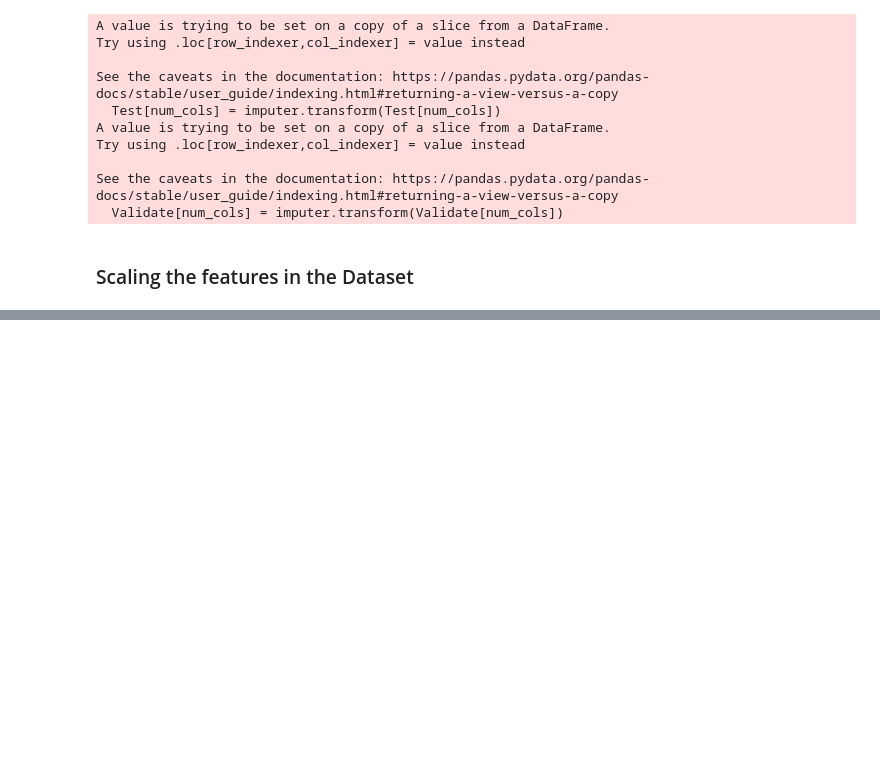
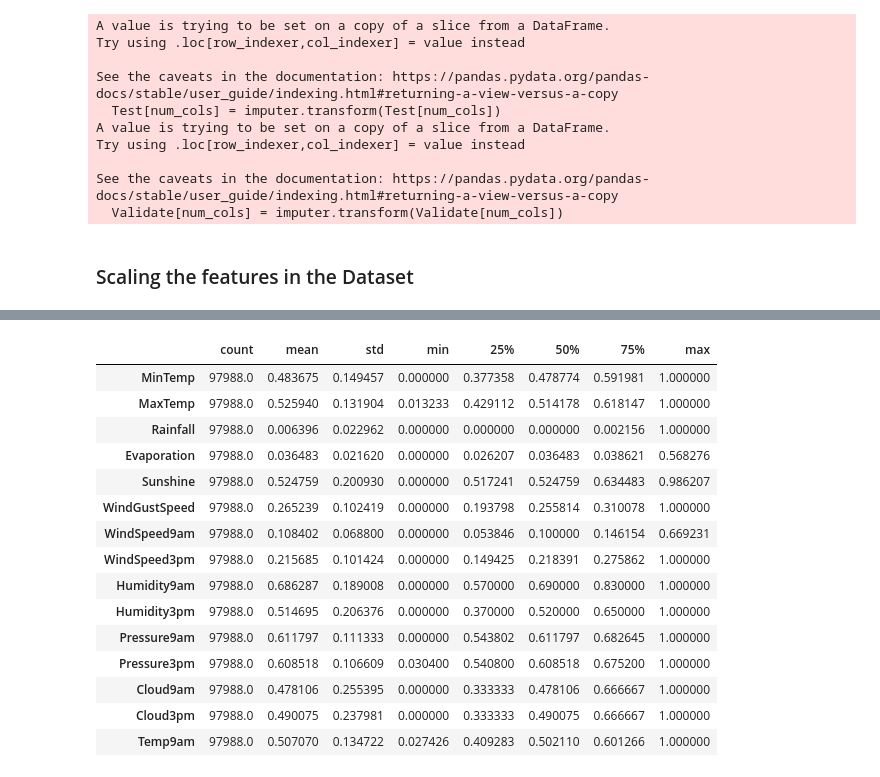
Before and after one commit to mr-ayush-agrawal/MachineLearningBasics, a Jupyter notebook: freeCodeCamp/LogReg/PreProcess.ipynb, the cells around one changed output, grey strips where cells are left out. Cells and saved outputs as stored; diff of their text form; code cells hidden in the pictures; blank space fills up the shorter version.

```diff
--- a/freeCodeCamp/LogReg/PreProcess.ipynb
+++ b/freeCodeCamp/LogReg/PreProcess.ipynb
@@ -245,7 +245,7 @@ Train.head(10)
 # %% [markdown]
 Segregating input and output cols
 # %%
-input_cols = list(Train.columns)[1:-1]
+input_cols = list(Train.columns)[1:-2]
 tar_cols = ['RainTomorrow']
 # %%
 X_train = Train[input_cols]
@@ -434,3 +435,8 @@ See the caveats in the documentation: https://pandas.pydata.org/pandas-docs/stab
   Validate[num_cols] = imputer.transform(Validate[num_cols])
 # %% [markdown]
 ### Scaling the features in the Dataset
+# %%
+from sklearn.preprocessing import MinMaxScaler
+scaler = MinMaxScaler()
+# %%
+scaler.fit(raw_data[num_cols])
@@ -436,0 +463,5 @@ See the caveats in the documentation: https://pandas.pydata.org/pandas-docs/stab
+# %%
+X_train[num_cols] = scaler.transform(X_train[num_cols])
+Train[num_cols] = scaler.transform(Train[num_cols])
+Validate[num_cols] = scaler.transform(Validate[num_cols])
+Test[num_cols] = scaler.transform(Test[num_cols])
@@ -436,0 +489,19 @@ See the caveats in the documentation: https://pandas.pydata.org/pandas-docs/stab
+# %%
+X_train[num_cols].describe().T
+# %% [output]
+|  | count | mean | std | min | 25% | 50% | 75% | max |
+| MinTemp | 97988.0 | 0.483675 | 0.149457 | 0.000000 | 0.377358 | 0.478774 | 0.591981 | 1.000000 |
+| MaxTemp | 97988.0 | 0.525940 | 0.131904 | 0.013233 | 0.429112 | 0.514178 | 0.618147 | 1.000000 |
+| Rainfall | 97988.0 | 0.006396 | 0.022962 | 0.000000 | 0.000000 | 0.000000 | 0.002156 | 1.000000 |
+| Evaporation | 97988.0 | 0.036483 | 0.021620 | 0.000000 | 0.026207 | 0.036483 | 0.038621 | 0.568276 |
+| Sunshine | 97988.0 | 0.524759 | 0.200930 | 0.000000 | 0.517241 | 0.524759 | 0.634483 | 0.986207 |
+| WindGustSpeed | 97988.0 | 0.265239 | 0.102419 | 0.000000 | 0.193798 | 0.255814 | 0.310078 | 1.000000 |
+| WindSpeed9am | 97988.0 | 0.108402 | 0.068800 | 0.000000 | 0.053846 | 0.100000 | 0.146154 | 0.669231 |
+| WindSpeed3pm | 97988.0 | 0.215685 | 0.101424 | 0.000000 | 0.149425 | 0.218391 | 0.275862 | 1.000000 |
+| Humidity9am | 97988.0 | 0.686287 | 0.189008 | 0.000000 | 0.570000 | 0.690000 | 0.830000 | 1.000000 |
+| Humidity3pm | 97988.0 | 0.514695 | 0.206376 | 0.000000 | 0.370000 | 0.520000 | 0.650000 | 1.000000 |
+| Pressure9am | 97988.0 | 0.611797 | 0.111333 | 0.000000 | 0.543802 | 0.611797 | 0.682645 | 1.000000 |
+| Pressure3pm | 97988.0 | 0.608518 | 0.106609 | 0.030400 | 0.540800 | 0.608518 | 0.675200 | 1.000000 |
+| Cloud9am | 97988.0 | 0.478106 | 0.255395 | 0.000000 | 0.333333 | 0.478106 | 0.666667 | 1.000000 |
+| Cloud3pm | 97988.0 | 0.490075 | 0.237981 | 0.000000 | 0.333333 | 0.490075 | 0.666667 | 1.000000 |
+| Temp9am | 97988.0 | 0.507070 | 0.134722 | 0.027426 | 0.409283 | 0.502110 | 0.601266 | 1.000000 |
```
Also changed, not shown: parts of 23 cells of this notebook.
